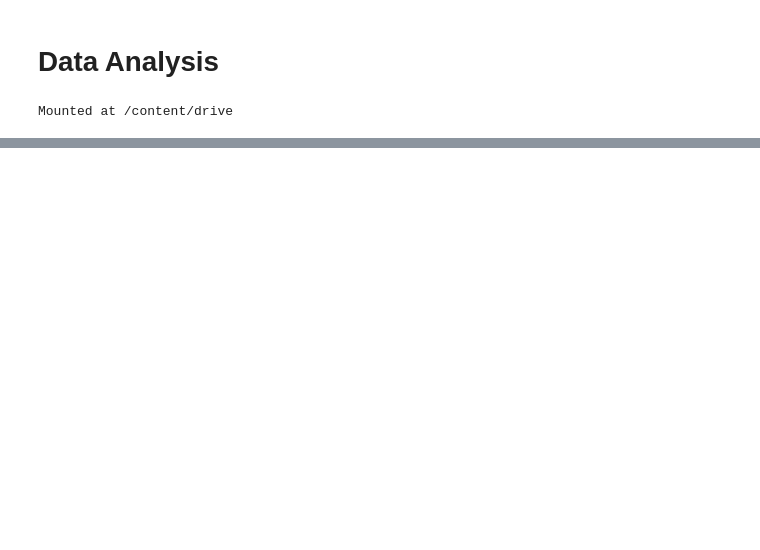
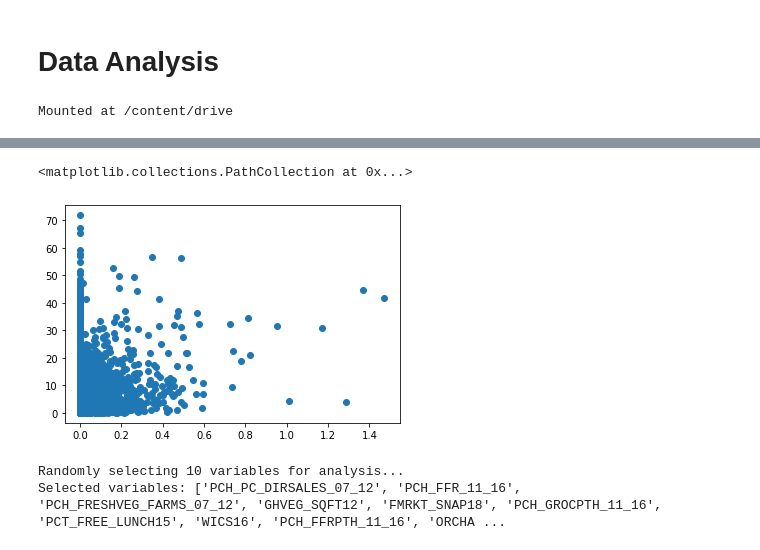
Before and after one commit to manikrajan/fe-eda, a Jupyter notebook: Python Code/Data Analysis Kaia.ipynb, the cells around one changed output, grey strips where cells are left out. Cells and saved outputs as stored; diff of their text form; code cells hidden in the pictures; blank space fills up the shorter version.

Commit message:
Updates to Kaia's data analysis, adding class to use for analysis, and prepping visuals for final presentation

```diff
--- a/Python Code/Data Analysis Kaia.ipynb
+++ b/Python Code/Data Analysis Kaia.ipynb
@@ -68,3 +192,3 @@ class countyAnalysis:
 # %%
 # Create instance of county level analysis class
-analysis = countyAnalysis(df_county)
+analysis = countyAnalysis(df_county, target_var = "POVRATE15")
@@ -70,0 +282,11 @@ analysis = countyAnalysis(df_county)
+# %%
+plt.scatter(analysis.df_county.FMRKTPTH18, analysis.df_county.PCT_LACCESS_LOWI15)
+# %% [output]
+<matplotlib.collections.PathCollection at 0x...>
+[figure, added]
+# %%
+# Randomly select n variables to analyze with target
+analysis.select_variables_to_analyze(n=10)
+# %% [output]
+Randomly selecting 10 variables for analysis...
+Selected variables: ['PCH_PC_DIRSALES_07_12', 'PCH_FFR_11_16', 'PCH_FRESHVEG_FARMS_07_12', 'GHVEG_SQFT12', 'FMRKT_SNAP18', 'PCH_GROCPTH_11_16', 'PCT_FREE_LUNCH15', 'WICS16', 'PCH_FFRPTH_11_16', 'ORCHA ...
```
Also changed, not shown: parts of 62 cells of this notebook, 2 other files.
